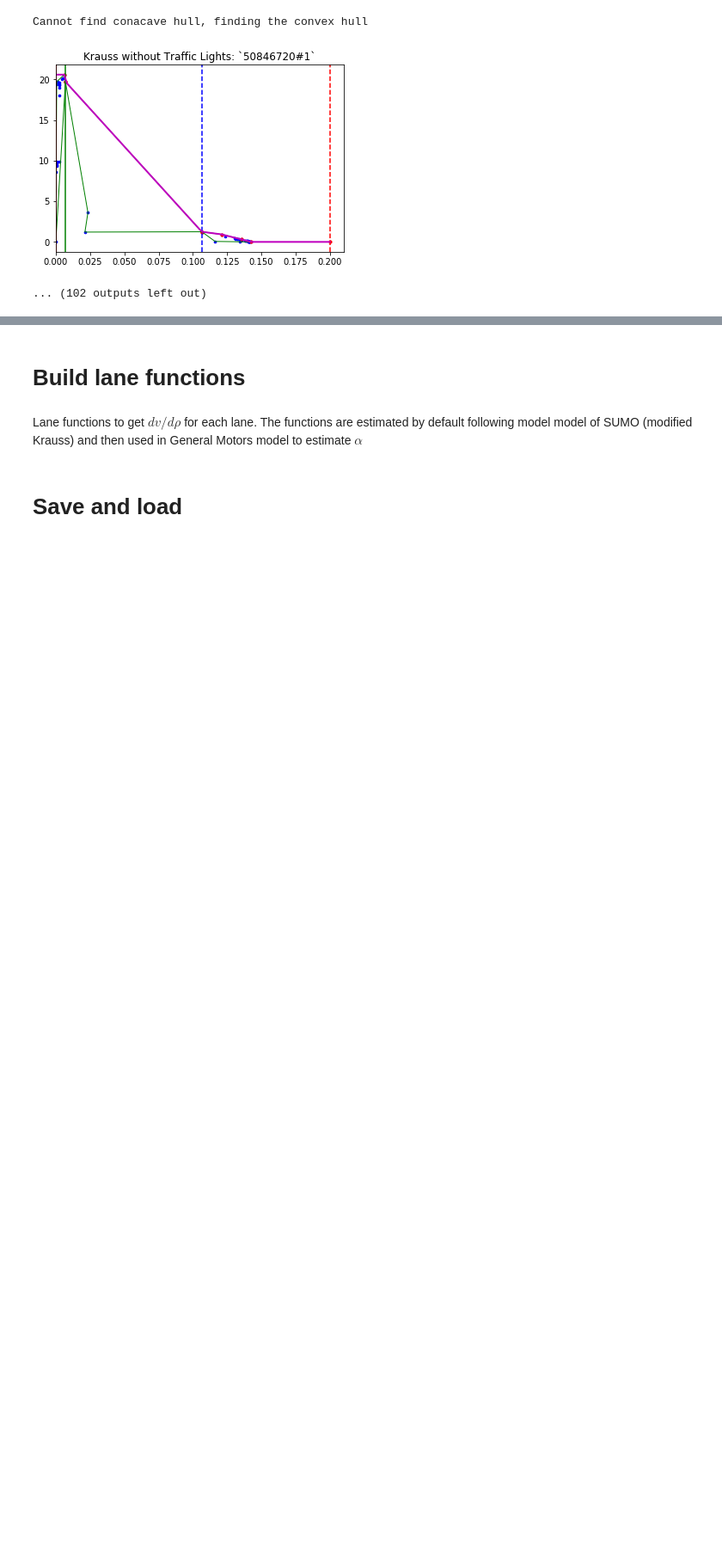
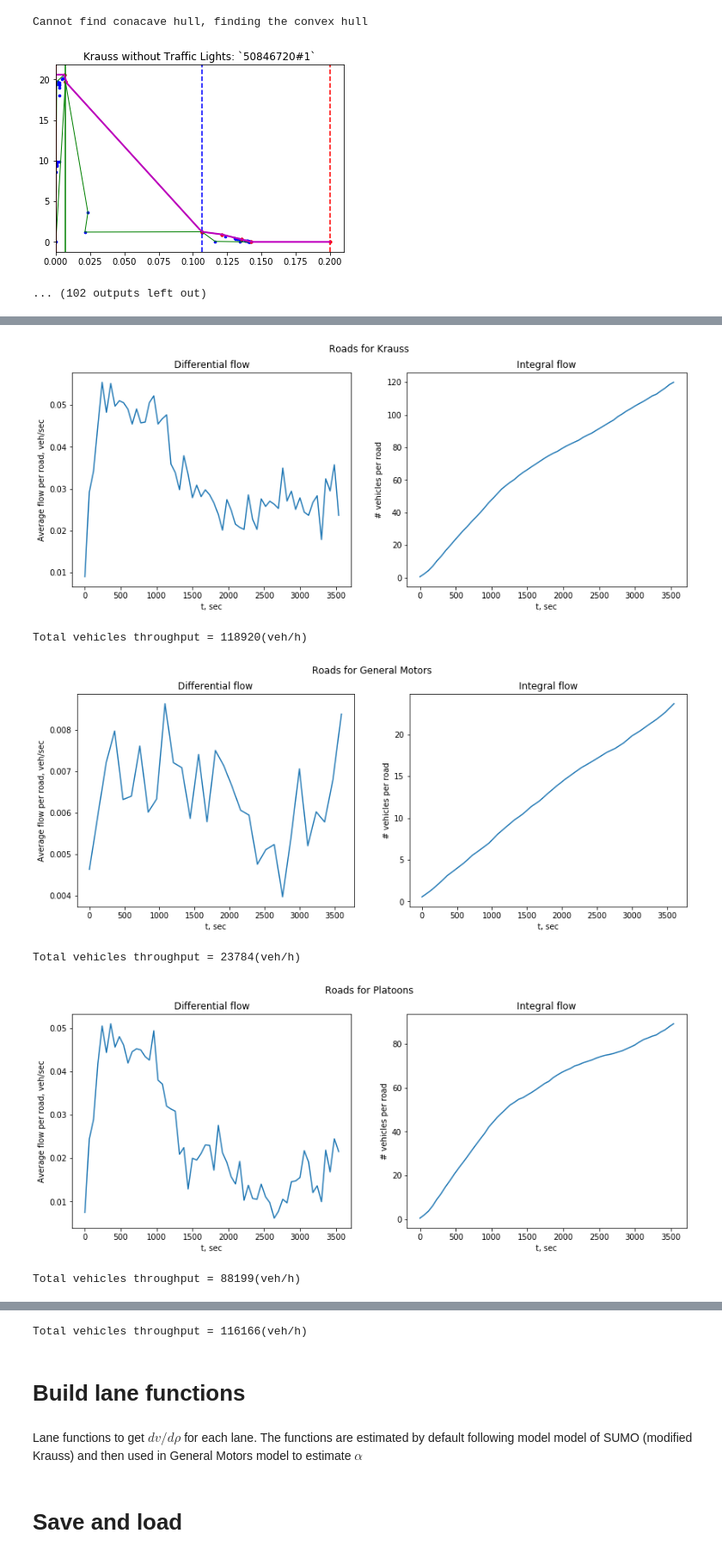
Before and after one commit to apoyezzhayev/FollowingLeaderModel, a Jupyter notebook: Fundamental_diagramm.ipynb, the cells around one changed output, grey strips where cells are left out. Shown at 86% size. Cells and saved outputs as stored; diff of their text form; code cells hidden in the pictures; blank space fills up the shorter version.

Commit message:
Added integral flows calulations for each model

```diff
--- a/Fundamental_diagramm.ipynb
+++ b/Fundamental_diagramm.ipynb
@@ -430,0 +433,33 @@ Cannot find conacave hull, finding the convex hull
+# %%
+def plot_integral_throughput(data, model_name=''):
+    d = data.groupby('begin').mean()
+    time_table = data.index.get_level_values(1)
+    dt = time_table[1] - time_table[0]
+    x, y = d.index, d.flow.values
+    mask = x < 3601
+    x, y = x[mask], y[mask]
+    fig, ax = plt.subplots(1, 2, figsize=(14, 5))
+    ax[0].plot(x, y)
+    ax[0].set_title('Differential flow')
+    ax[0].set_xlabel('t, sec')
+    ax[0].set_ylabel('Average flow per road, veh/sec')
+    int_y = np.cumsum(y) * dt # number of seconds in time interval
+    ax[1].plot(x, int_y)
+    ax[1].set_title('Integral flow')
+    ax[1].set_ylabel('# vehicles per road')
+    ax[1].set_xlabel('t, sec')
+    fig.suptitle('Roads for %s' % model_name)
+    plt.show()
+    print('Total vehicles throughput = %d(veh/h)' % (np.round(int_y[-1]) * len(data.index.get_level_values(0).unique())))
+# %%
+# data_default_roads.loc[idx_for_comparsion]
+for d, name in zip([data_default_roads, data_gm_roads, data_platoons_roads, data_default_wo_tl_roads],
+                   ['Krauss', 'General Motors', 'Platoons', 'Krauss without traffic lights']):
+    plot_integral_throughput(d, model_name=name)
+# %% [output]
+[figure, added]
+Total vehicles throughput = 118920(veh/h)
+[figure, added]
+Total vehicles throughput = 23784(veh/h)
+[figure, added]
+Total vehicles throughput = 88199(veh/h)
@@ -431,3 +467,4 @@ Cannot find conacave hull, finding the convex hull
+Total vehicles throughput = 116166(veh/h)
 # %% [markdown]
 # Build lane functions
 # %% [markdown]
```
Also changed, not shown: parts of 2 cells of this notebook.
